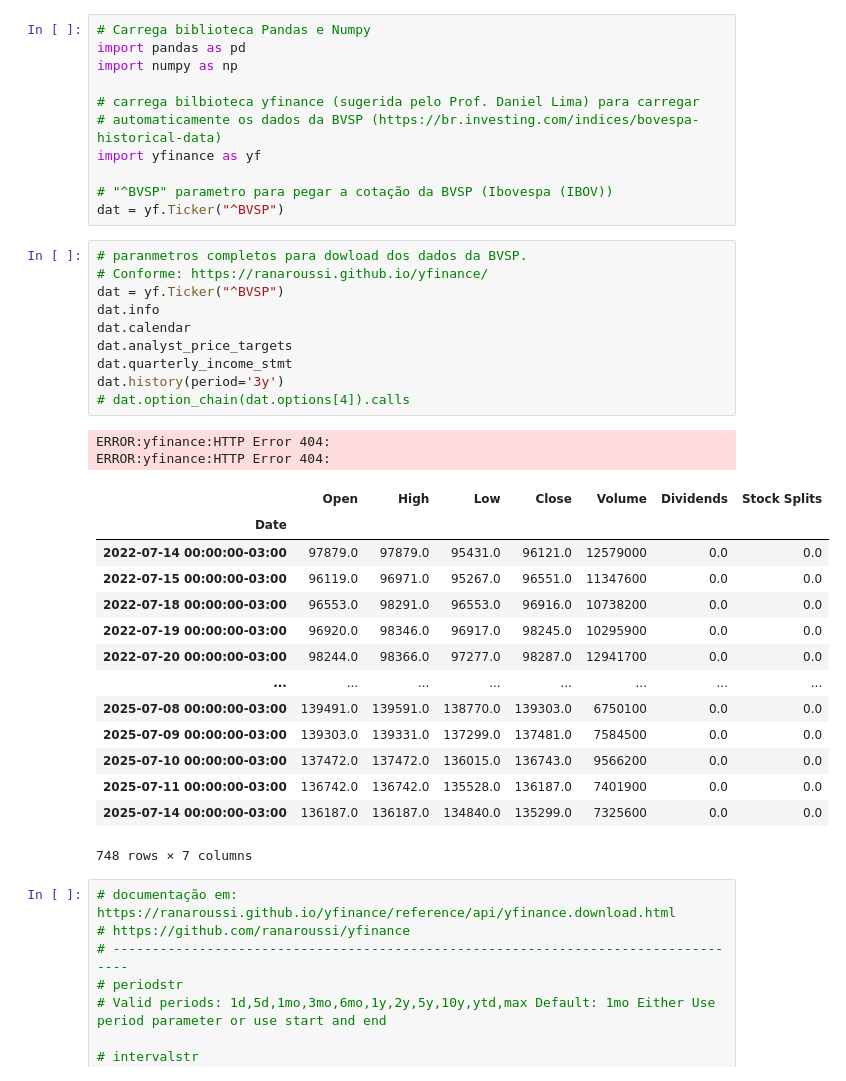
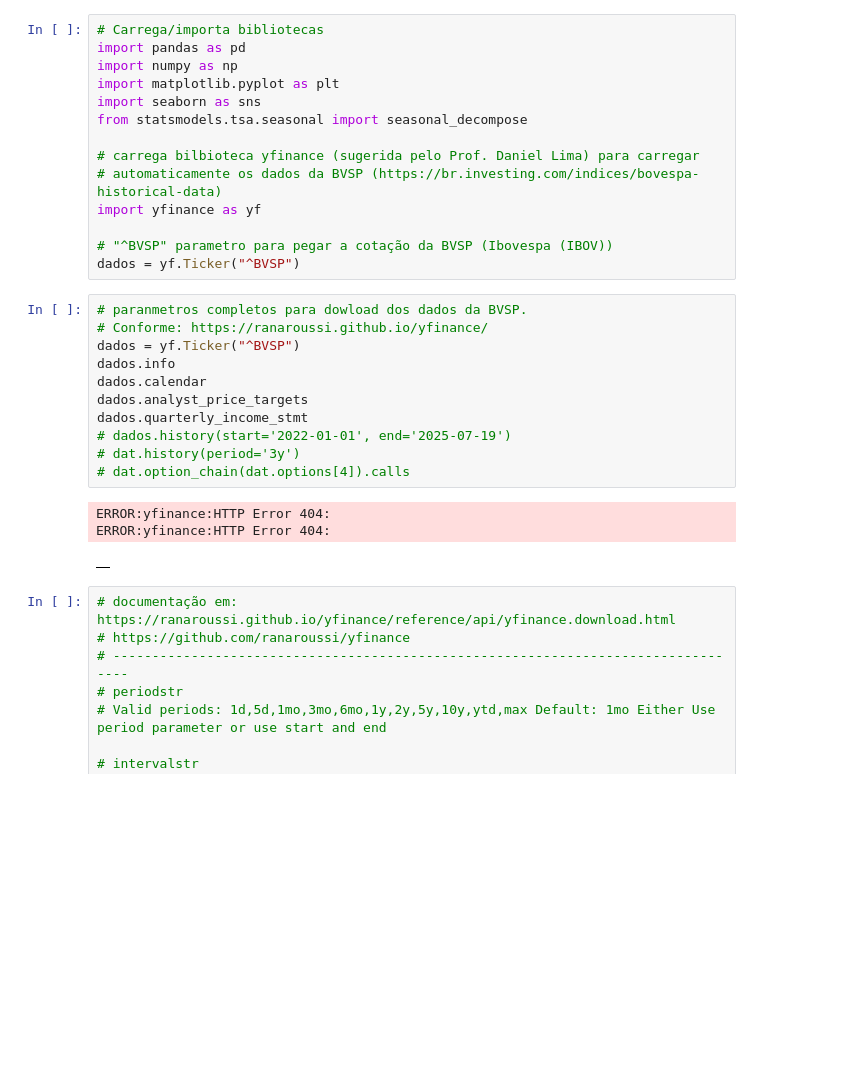
Before and after one commit to paulopetrillo/FIAP_TECH_CHALENGE_01, a Jupyter notebook: TECH_CHALENGE_01.ipynb, the cells around one changed output. Drawn from its saved outputs; the diff is of its cells as text; blank space fills up the shorter version.

```diff
--- a/TECH_CHALENGE_01.ipynb
+++ b/TECH_CHALENGE_01.ipynb
@@ -23,41 +32,32 @@ Requirement already satisfied: six>=1.5 in /usr/local/lib/python3.11/dist-packag
 # %%
-# Carrega biblioteca Pandas e Numpy
+# Carrega/importa bibliotecas
 import pandas as pd
 import numpy as np
+import matplotlib.pyplot as plt
+import seaborn as sns
+from statsmodels.tsa.seasonal import seasonal_decompose
 
 # carrega bilbioteca yfinance (sugerida pelo Prof. Daniel Lima) para carregar
 # automaticamente os dados da BVSP (https://br.investing.com/indices/bovespa-historical-data)
 import yfinance as yf
 
 # "^BVSP" parametro para pegar a cotação da BVSP (Ibovespa (IBOV))
-dat = yf.Ticker("^BVSP")
+dados = yf.Ticker("^BVSP")
 # %%
 # paranmetros completos para dowload dos dados da BVSP.
 # Conforme: https://ranaroussi.github.io/yfinance/
-dat = yf.Ticker("^BVSP")
-dat.info
-dat.calendar
-dat.analyst_price_targets
-dat.quarterly_income_stmt
-dat.history(period='3y')
+dados = yf.Ticker("^BVSP")
+dados.info
+dados.calendar
+dados.analyst_price_targets
+dados.quarterly_income_stmt
+# dados.history(start='2022-01-01', end='2025-07-19')
+# dat.history(period='3y')
 # dat.option_chain(dat.options[4]).calls
 # %% [output]
 ERROR:yfinance:HTTP Error 404:
 ERROR:yfinance:HTTP Error 404:
-|  | Open | High | Low | Close | Volume | Dividends | Stock Splits |
-| Date |  |  |  |  |  |  |  |
-| 2022-07-14 00:00:00-03:00 | 97879.0 | 97879.0 | 95431.0 | 96121.0 | 12579000 | 0.0 | 0.0 |
-| 2022-07-15 00:00:00-03:00 | 96119.0 | 96971.0 | 95267.0 | 96551.0 | 11347600 | 0.0 | 0.0 |
-| 2022-07-18 00:00:00-03:00 | 96553.0 | 98291.0 | 96553.0 | 96916.0 | 10738200 | 0.0 | 0.0 |
-| 2022-07-19 00:00:00-03:00 | 96920.0 | 98346.0 | 96917.0 | 98245.0 | 10295900 | 0.0 | 0.0 |
-| 2022-07-20 00:00:00-03:00 | 98244.0 | 98366.0 | 97277.0 | 98287.0 | 12941700 | 0.0 | 0.0 |
-| ... | ... | ... | ... | ... | ... | ... | ... |
-| 2025-07-08 00:00:00-03:00 | 139491.0 | 139591.0 | 138770.0 | 139303.0 | 6750100 | 0.0 | 0.0 |
-| 2025-07-09 00:00:00-03:00 | 139303.0 | 139331.0 | 137299.0 | 137481.0 | 7584500 | 0.0 | 0.0 |
-| 2025-07-10 00:00:00-03:00 | 137472.0 | 137472.0 | 136015.0 | 136743.0 | 9566200 | 0.0 | 0.0 |
-| 2025-07-11 00:00:00-03:00 | 136742.0 | 136742.0 | 135528.0 | 136187.0 | 7401900 | 0.0 | 0.0 |
-| 2025-07-14 00:00:00-03:00 | 136187.0 | 136187.0 | 134840.0 | 135299.0 | 7325600 | 0.0 | 0.0 |
+|  |
-748 rows × 7 columns
 # %%
 # documentação em: https://ranaroussi.github.io/yfinance/reference/api/yfinance.download.html
 # https://github.com/ranaroussi/yfinance
```
Also changed, not shown: parts of 31 cells of this notebook.
